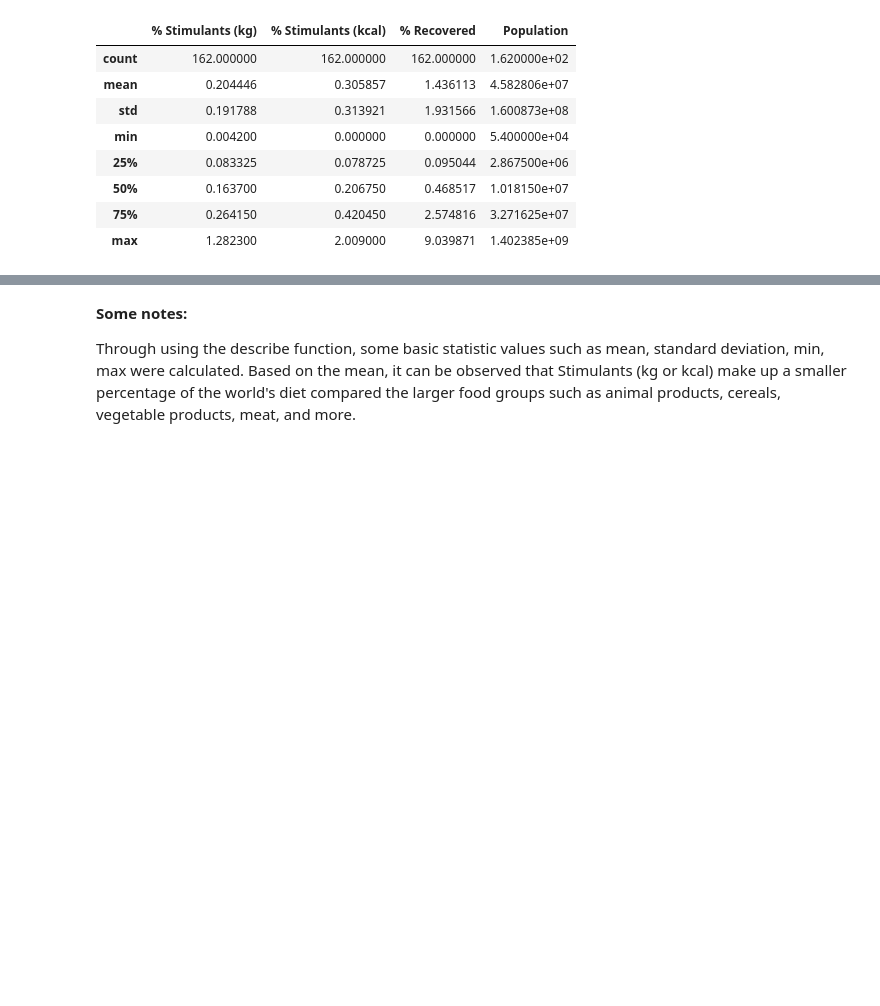
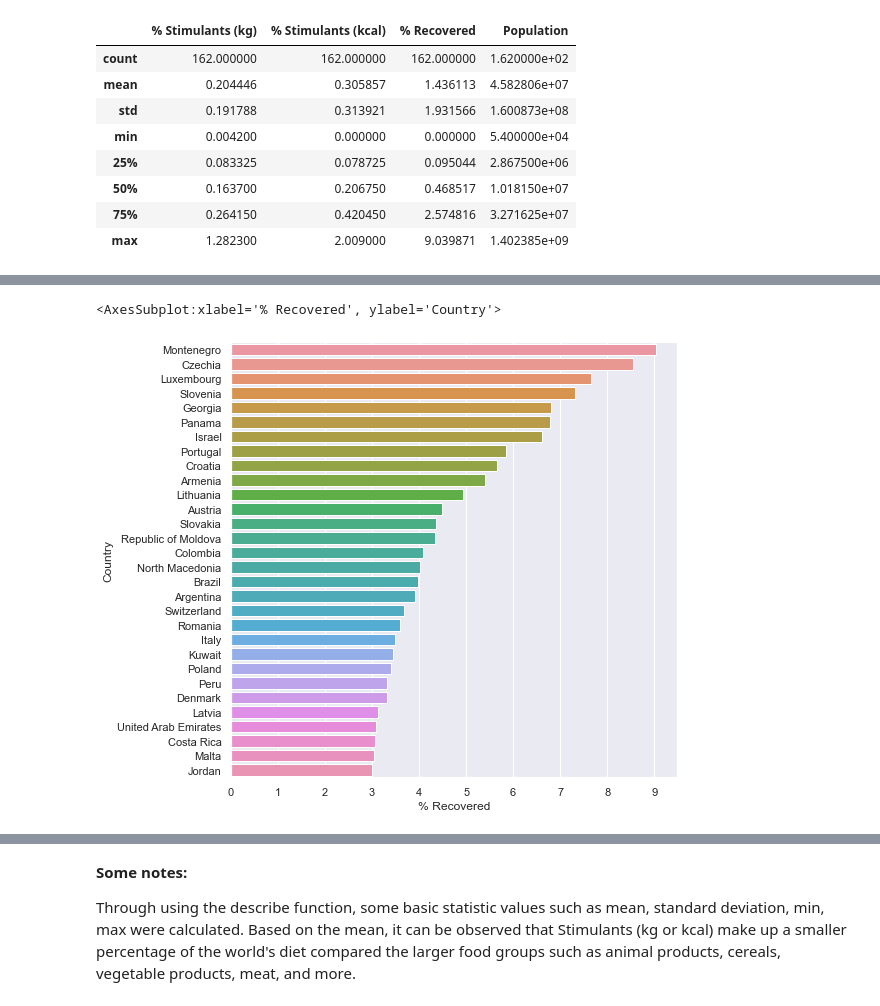
Before and after one commit to data301-2021-summer2/project-group28-project, a Jupyter notebook: analysis/YuenYee/Milestone2.ipynb, the cells around one changed output, grey strips where cells are left out. Saved outputs shown, nothing was run; the diff lists cells and outputs as text; code cells hidden in the pictures; blank space fills up the shorter version.

```diff
--- a/analysis/YuenYee/Milestone2.ipynb
+++ b/analysis/YuenYee/Milestone2.ipynb
@@ -389,0 +397,4 @@ foodsupplykcal.describe()
+# %%
+fs_percentrecovered = foodsupply2.sort_values(by = '% Recovered', ascending = False)
+
+fs_percentrecovered
@@ -389,0 +415,8 @@ foodsupplykcal.describe()
+# %%
+sns.set(rc = {'figure.figsize':(8,8)})
+plt.xticks([0,1,2,3,4,5,6,7,8,9,10])
+
+sns.barplot(data=fs_percentrecovered[:30], x='% Recovered', y='Country')
+# %% [output]
+<AxesSubplot:xlabel='% Recovered', ylabel='Country'>
+[figure, added]
```
Also changed, not shown: parts of 26 cells of this notebook, 2 other files.
